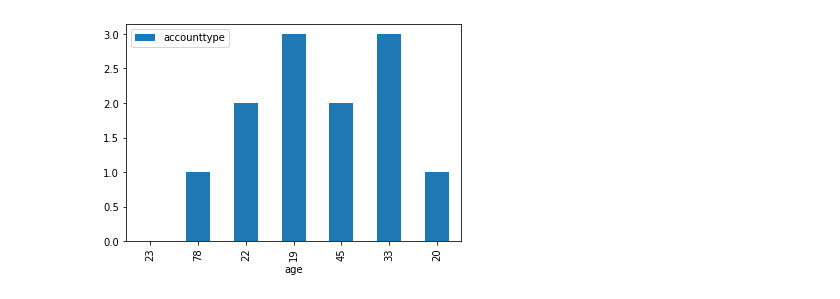
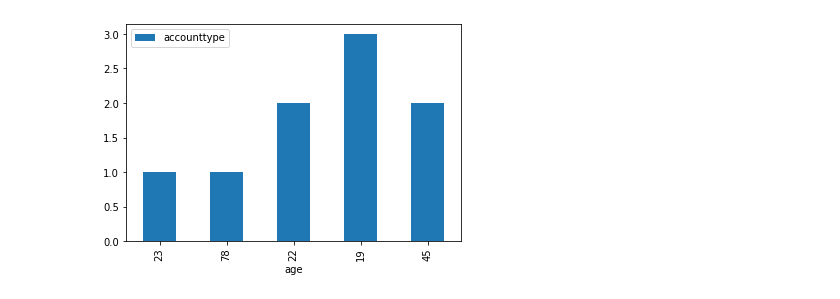
Before and after one commit to VishnuVVR-369/ML-LAB, a Jupyter notebook: TASK-3/Task-3.ipynb, the cells around one changed output. Cells and saved outputs as stored; diff of their text form; code cells hidden in the pictures.

```diff
--- a/TASK-3/Task-3.ipynb
+++ b/TASK-3/Task-3.ipynb
@@ -3,13 +3,13 @@ import pandas as pd
 import matplotlib.pyplot as plt
 # %%
 df = pd.DataFrame({
-    'ename':['john','mary','peter','jeff','bill','lisa','jose'],
-    'age':[23,78,22,19,45,33,20],
-    'gender':['M','F','M','M','M','F','M'],
-    'state':['california','dc','california','dc','california','texas','texas'],
-    'accounttype':[0,1,2,3,2,3,1],
+    'ename':['john','mary','peter','jeff','bill'],
+    'age':[23,78,22,19,45],
+    'gender':['M','F','M','M','M'],
+    'state':['california','dc','california','dc','texas'],
+    'accounttype':[1,1,2,3,2],
 })
 df.plot(kind='bar',x='age',y='accounttype')
 plt.show()
 # %% [output]
-[figure, old version]
+[figure, new version]
```
Also changed, not shown: 8 other files.
